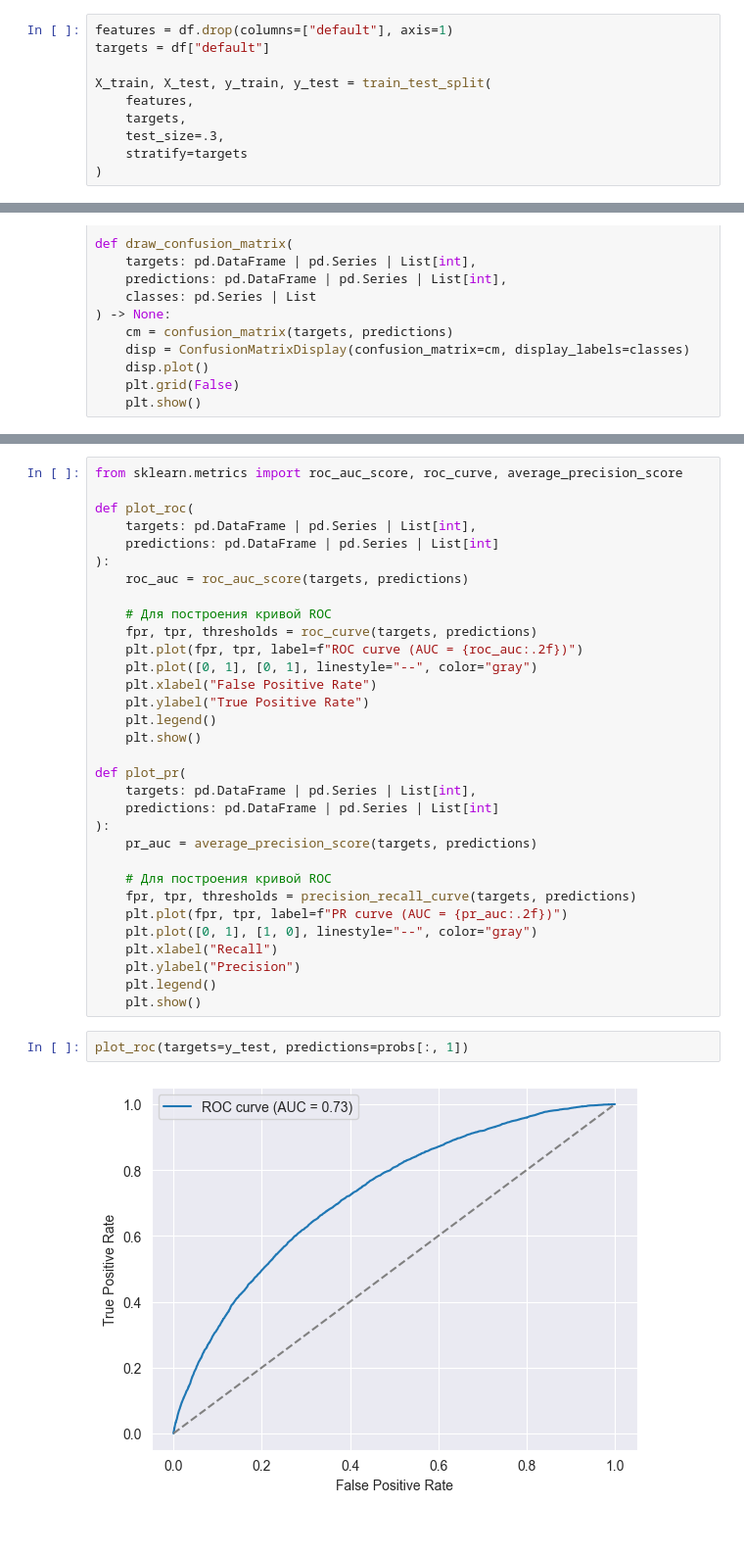
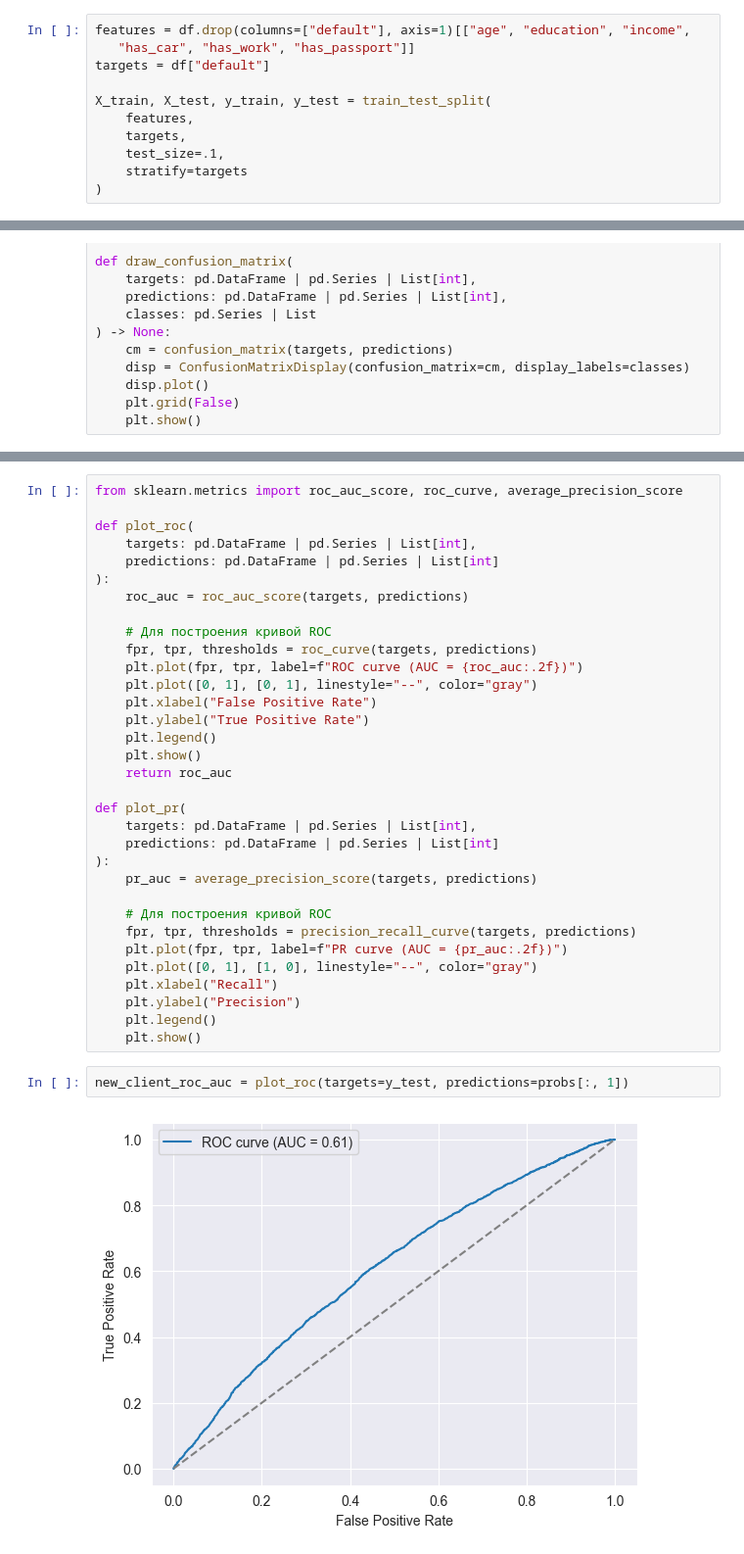
Before and after one commit to mikeasta/Credit-Scoring-Service, a Jupyter notebook: research/notebooks/tabpfn.ipynb, the cells around one changed output, grey strips where cells are left out. Shown at 98% size. Saved outputs shown, nothing was run; the diff lists cells and outputs as text.

```diff
--- a/research/notebooks/tabpfn.ipynb
+++ b/research/notebooks/tabpfn.ipynb
@@ -26,11 +28,12 @@ df.head()
 # %%
-features = df.drop(columns=["default"], axis=1)
+features = df.drop(columns=["default"], axis=1)[["age", "education", "income",
+   "has_car", "has_work", "has_passport"]]
 targets = df["default"]
 
 X_train, X_test, y_train, y_test = train_test_split(
     features,
     targets,
-    test_size=.3,
+    test_size=.1,
     stratify=targets
 )
 # %%
@@ -157,6 +168,7 @@ def plot_roc(
     plt.ylabel("True Positive Rate")
     plt.legend()
     plt.show()
+    return roc_auc
 
 def plot_pr(
     targets: pd.DataFrame | pd.Series | List[int],
@@ -173,6 +185,6 @@ def plot_pr(
     plt.legend()
     plt.show()
 # %%
-plot_roc(targets=y_test, predictions=probs[:, 1])
+new_client_roc_auc = plot_roc(targets=y_test, predictions=probs[:, 1])
 # %% [output]
-[figure, old version]
+[figure, new version]
```
Also changed, not shown: parts of 16 cells of this notebook.
